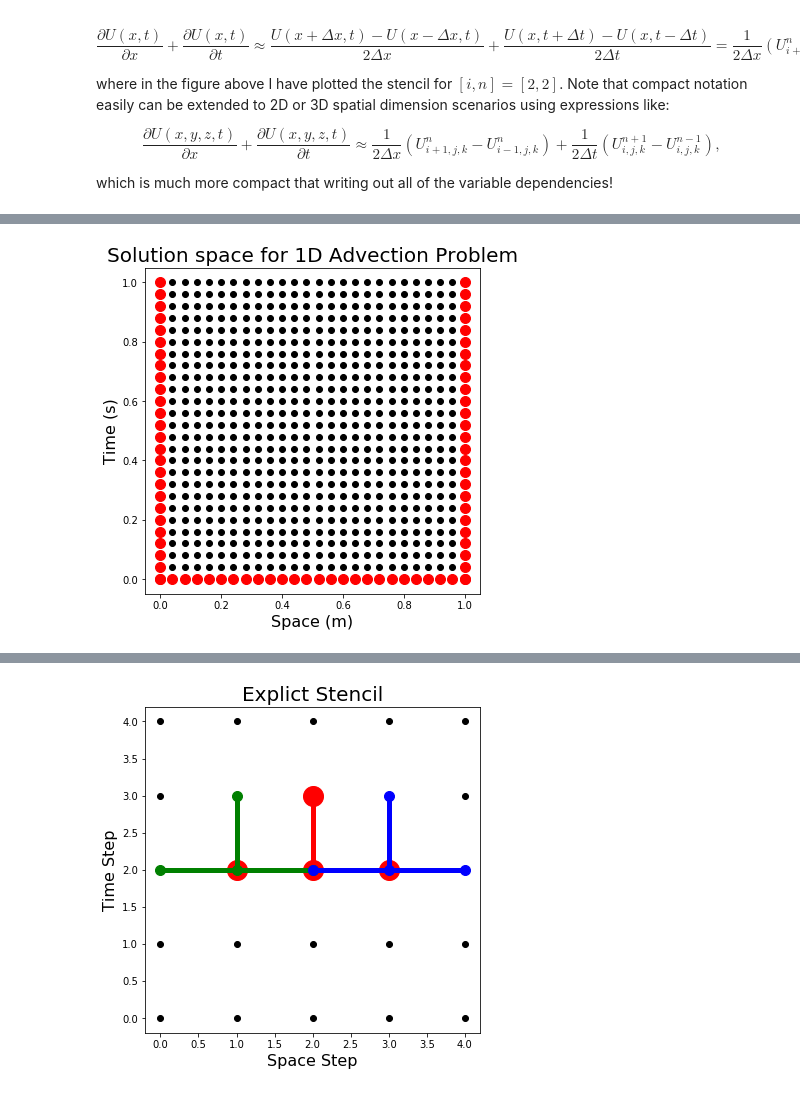
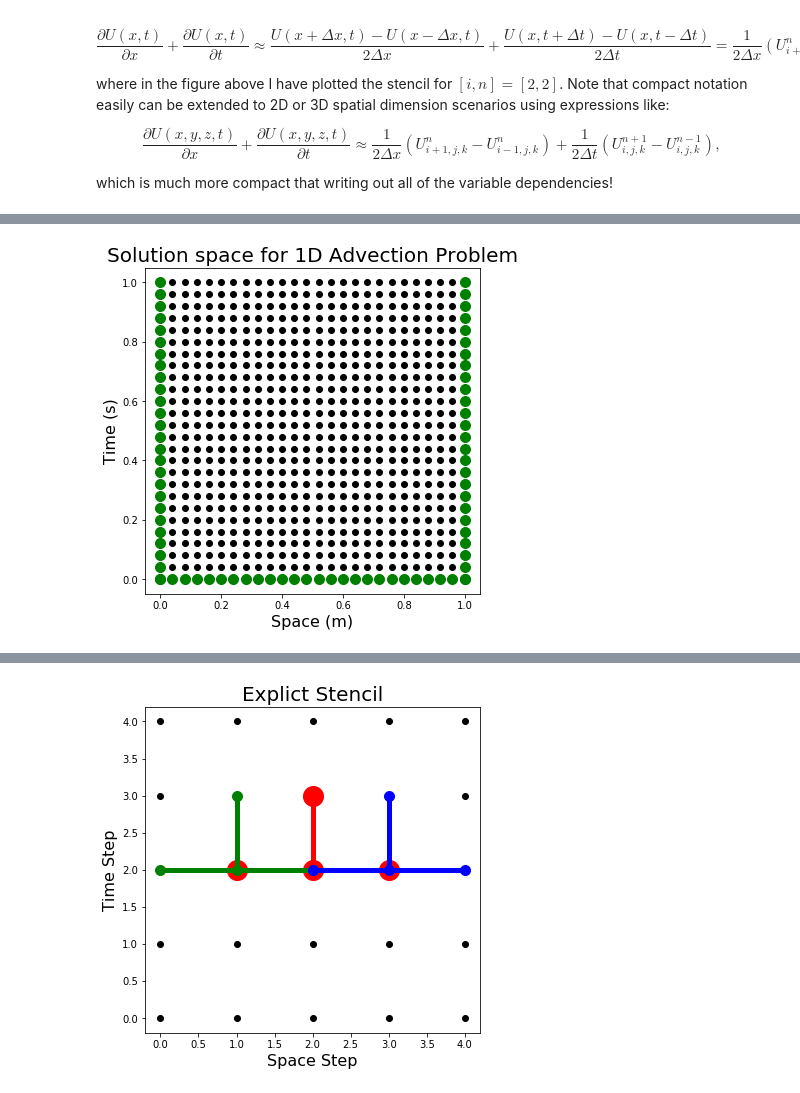
Before and after one commit to jshragge/CSM_GP_GEOPCOMP, a Jupyter notebook: 07_Differentiation.ipynb, the cells around one changed output, grey strips where cells are left out. Drawn from its saved outputs; the diff is of its cells as text; code cells hidden in the pictures.

```diff
--- a/07_Differentiation.ipynb
+++ b/07_Differentiation.ipynb
@@ -265,19 +289,19 @@ To illustrate what the solution grids looks like, I plot a graphical representat
 # %%
 plt.figure(figsize=(6,6))
 nx=ny=26
 x = np.arange(nx)/(nx-1)
 y=np.zeros(ny)
 
 for iy in range(nx):
     plt.plot(x,y,'ko')
     y+=1/(nx-1)
-plt.plot(x,np.zeros(ny),'ro',ms=10)
-plt.plot(np.zeros(ny),x,'ro',ms=10)
-plt.plot(np.zeros(ny)+1,x,'ro',ms=10)
+plt.plot(x,np.zeros(ny),'go',ms=10)
+plt.plot(np.zeros(ny),x,'go',ms=10)
+plt.plot(np.zeros(ny)+1,x,'go',ms=10)
 plt.ylabel('Time (s)',fontsize=16)
 plt.xlabel('Space (m)',fontsize=16)
 plt.title('Solution space for 1D Advection Problem',fontsize=20)
 plt.show()
 # %% [output]
-[figure, old version]
+[figure, new version]
 # %% [markdown]
```
Also changed, not shown: parts of 21 cells of this notebook, 1 other file.
